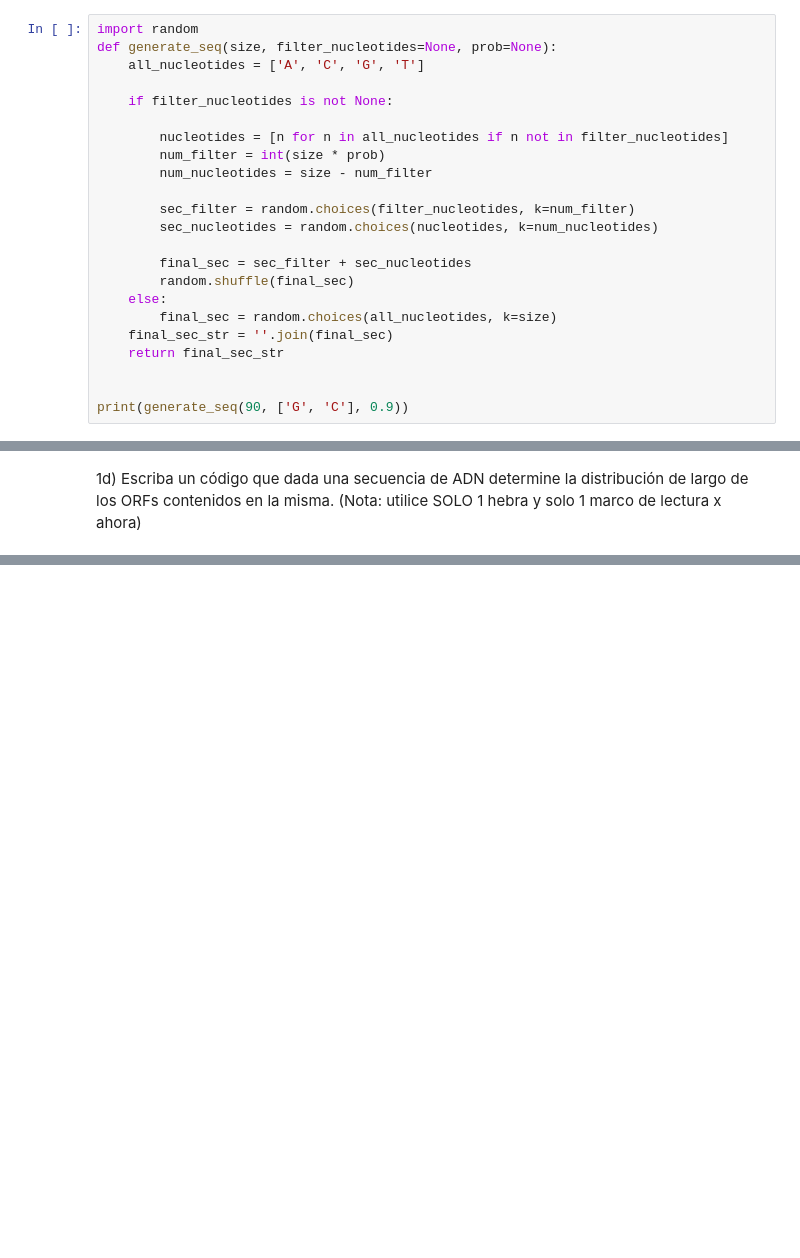
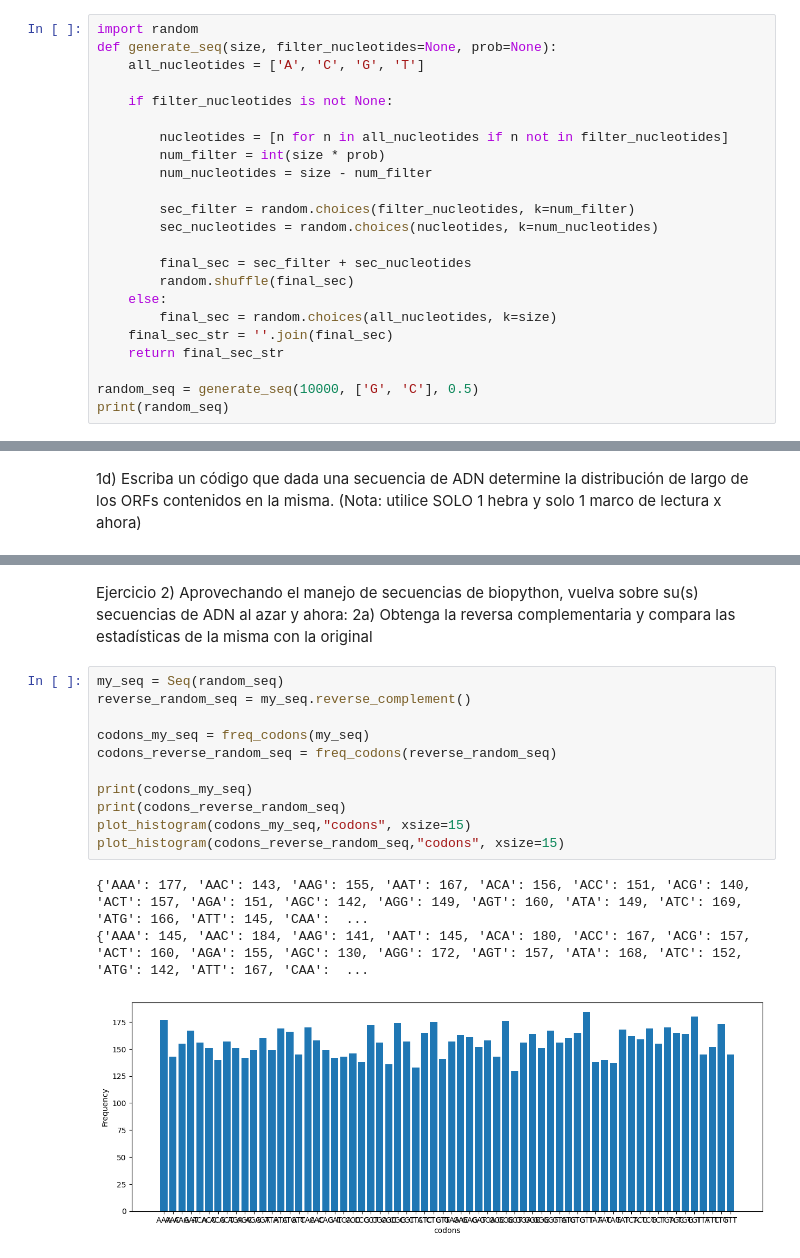
Before and after one commit to agusscarmu/Advanced_Bioinformatic, a Jupyter notebook: TP1.ipynb, the cells around one changed output, grey strips where cells are left out. Cells and saved outputs as stored; diff of their text form; blank space fills up the shorter version.

```diff
--- a/TP1.ipynb
+++ b/TP1.ipynb
@@ -22,6 +22,6 @@ def generate_seq(size, filter_nucleotides=None, prob=None):
     final_sec_str = ''.join(final_sec)
     return final_sec_str
 
-
-print(generate_seq(90, ['G', 'C'], 0.9))
+random_seq = generate_seq(10000, ['G', 'C'], 0.5)
+print(random_seq)
 # %% [output]
@@ -179,0 +208,19 @@ cantidad de orfs: {3: 15, 234: 1, 276: 12, 363: 78, 609: 4, 651: 3, 807: 27}
+# %% [markdown]
+Ejercicio
+2) Aprovechando el manejo de secuencias de biopython, vuelva sobre su(s) secuencias
+de ADN al azar y ahora: 2a) Obtenga la reversa complementaria y compara las estadísticas de la misma con la original
+# %%
+my_seq = Seq(random_seq)
+reverse_random_seq = my_seq.reverse_complement()
+
+codons_my_seq = freq_codons(my_seq)
+codons_reverse_random_seq = freq_codons(reverse_random_seq)
+
+print(codons_my_seq)
+print(codons_reverse_random_seq)
+plot_histogram(codons_my_seq,"codons", xsize=15)
+plot_histogram(codons_reverse_random_seq,"codons", xsize=15)
+# %% [output]
+{'AAA': 177, 'AAC': 143, 'AAG': 155, 'AAT': 167, 'ACA': 156, 'ACC': 151, 'ACG': 140, 'ACT': 157, 'AGA': 151, 'AGC': 142, 'AGG': 149, 'AGT': 160, 'ATA': 149, 'ATC': 169, 'ATG': 166, 'ATT': 145, 'CAA':  ...
+{'AAA': 145, 'AAC': 184, 'AAG': 141, 'AAT': 145, 'ACA': 180, 'ACC': 167, 'ACG': 157, 'ACT': 160, 'AGA': 155, 'AGC': 130, 'AGG': 172, 'AGT': 157, 'ATA': 168, 'ATC': 152, 'ATG': 142, 'ATT': 167, 'CAA':  ...
+[figure, added]
```
Also changed, not shown: parts of 11 cells of this notebook, 1 other file.
